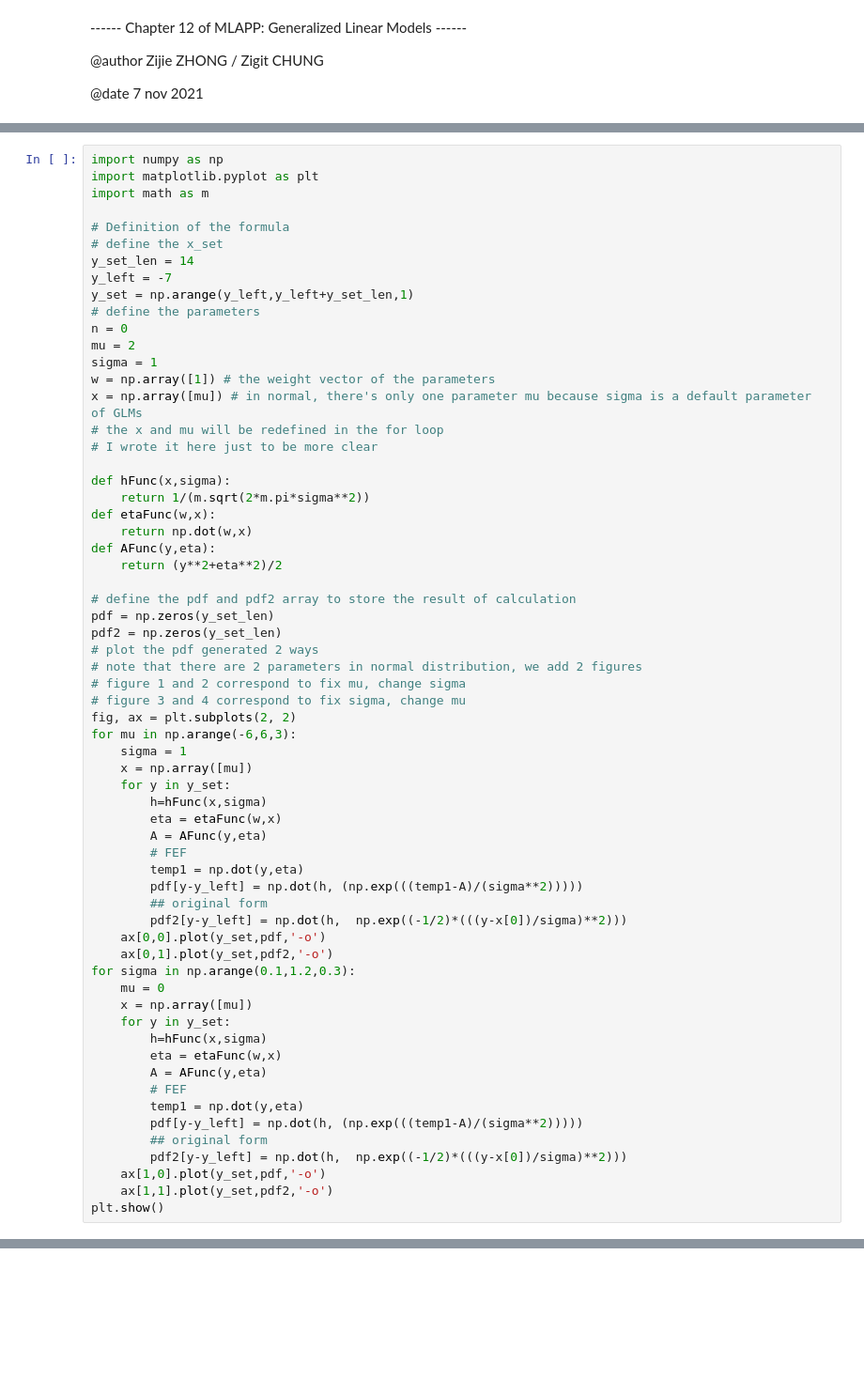
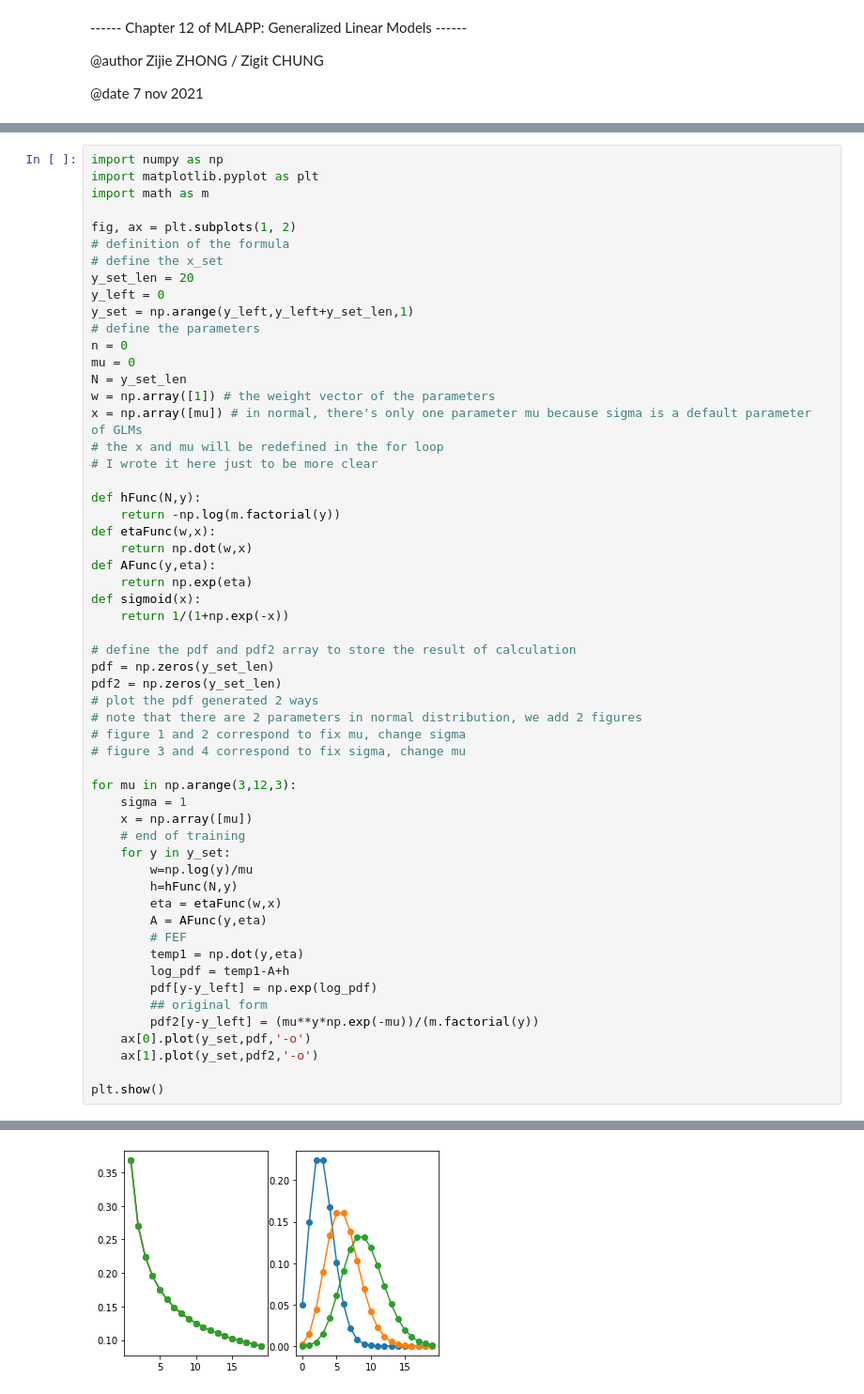
Before and after one commit to ZGChung/ICMLL_MLAPP, a Jupyter notebook: GLM_general.ipynb, the cells around one changed output, grey strips where cells are left out. Shown at 94% size. Cells and saved outputs as stored; diff of their text form; blank space fills up the shorter version.

```diff
--- a/GLM_general.ipynb
+++ b/GLM_general.ipynb
@@ -88,26 +157,29 @@ import numpy as np
 import matplotlib.pyplot as plt
 import math as m
 
-# Definition of the formula
+fig, ax = plt.subplots(1, 2)
+# definition of the formula
 # define the x_set
-y_set_len = 14
-y_left = -7
+y_set_len = 20
+y_left = 0
 y_set = np.arange(y_left,y_left+y_set_len,1)
 # define the parameters
 n = 0
-mu = 2
-sigma = 1
+mu = 0
+N = y_set_len
 w = np.array([1]) # the weight vector of the parameters
 x = np.array([mu]) # in normal, there's only one parameter mu because sigma is a default parameter of GLMs
 # the x and mu will be redefined in the for loop
 # I wrote it here just to be more clear
 
-def hFunc(x,sigma):
-    return 1/(m.sqrt(2*m.pi*sigma**2))
+def hFunc(N,y):
+    return -np.log(m.factorial(y))
 def etaFunc(w,x):
     return np.dot(w,x)
 def AFunc(y,eta):
-    return (y**2+eta**2)/2
+    return np.exp(eta)
+def sigmoid(x):
+    return 1/(1+np.exp(-x))
 
 # define the pdf and pdf2 array to store the result of calculation
 pdf = np.zeros(y_set_len)
@@ -116,34 +188,24 @@ pdf2 = np.zeros(y_set_len)
 # note that there are 2 parameters in normal distribution, we add 2 figures
 # figure 1 and 2 correspond to fix mu, change sigma
 # figure 3 and 4 correspond to fix sigma, change mu
-fig, ax = plt.subplots(2, 2)
-for mu in np.arange(-6,6,3):
+
+for mu in np.arange(3,12,3):
     sigma = 1
     x = np.array([mu])
+    # end of training
     for y in y_set:
-        h=hFunc(x,sigma)
+        w=np.log(y)/mu
+        h=hFunc(N,y)
         eta = etaFunc(w,x)
         A = AFunc(y,eta)
         # FEF
         temp1 = np.dot(y,eta)
-        pdf[y-y_left] = np.dot(h, (np.exp(((temp1-A)/(sigma**2)))))
+        log_pdf = temp1-A+h
+        pdf[y-y_left] = np.exp(log_pdf)
         ## original form
-        pdf2[y-y_left] = np.dot(h,  np.exp((-1/2)*(((y-x[0])/sigma)**2)))
-    ax[0,0].plot(y_set,pdf,'-o')
-    ax[0,1].plot(y_set,pdf2,'-o')
-for sigma in np.arange(0.1,1.2,0.3):
-    mu = 0
-    x = np.array([mu])
-    for y in y_set:
-        h=hFunc(x,sigma)
-        eta = etaFunc(w,x)
-        A = AFunc(y,eta)
-        # FEF
-        temp1 = np.dot(y,eta)
-        pdf[y-y_left] = np.dot(h, (np.exp(((temp1-A)/(sigma**2)))))
-        ## original form
-        pdf2[y-y_left] = np.dot(h,  np.exp((-1/2)*(((y-x[0])/sigma)**2)))
-    ax[1,0].plot(y_set,pdf,'-o')
-    ax[1,1].plot(y_set,pdf2,'-o')
+        pdf2[y-y_left] = (mu**y*np.exp(-mu))/(m.factorial(y))
+    ax[0].plot(y_set,pdf,'-o')
+    ax[1].plot(y_set,pdf2,'-o')
+
 plt.show()
 # %% [output]
@@ -150,0 +212 @@ plt.show()
+[figure, added]
```
Also changed, not shown: parts of 12 cells of this notebook, 1 other file.
